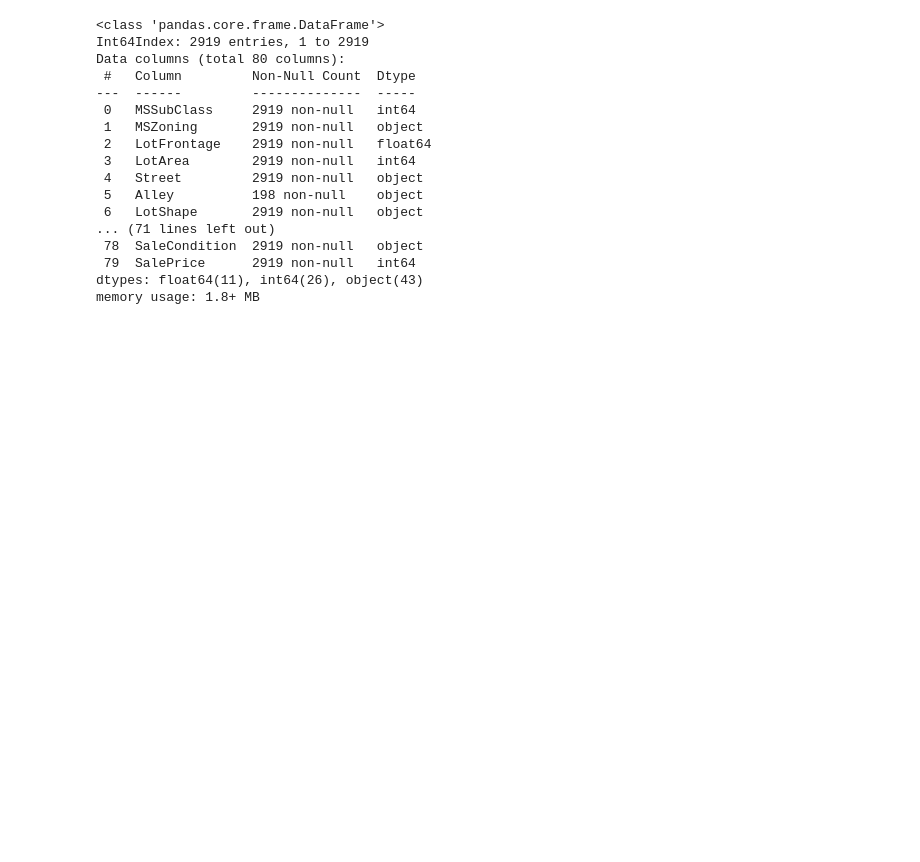
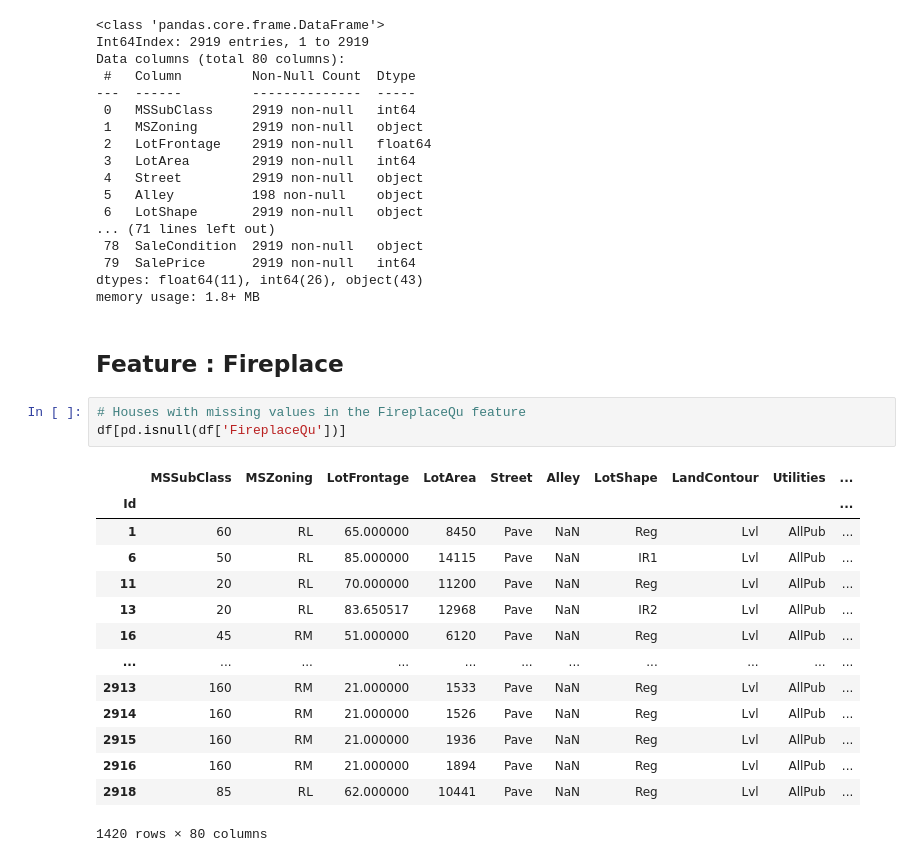
Before and after one commit to AnirudhAchal/Housing-Prices, a Jupyter notebook: Notebooks/Housing Prices .ipynb, the cells around one changed output. Cells and saved outputs as stored; diff of their text form; blank space fills up the shorter version.

Commit message:
Fireplaces feature complete

```diff
--- a/Notebooks/Housing Prices .ipynb
+++ b/Notebooks/Housing Prices .ipynb
@@ -1861,3 +1861,23 @@ Data columns (total 80 columns):
  79  SalePrice      2919 non-null   int64
 dtypes: float64(11), int64(26), object(43)
 memory usage: 1.8+ MB
+# %% [markdown]
+## Feature : Fireplace
+# %%
+# Houses with missing values in the FireplaceQu feature
+df[pd.isnull(df['FireplaceQu'])]
+# %% [output]
+|  | MSSubClass | MSZoning | LotFrontage | LotArea | Street | Alley | LotShape | LandContour | Utilities | ... |
+| Id |  |  |  |  |  |  |  |  |  | ... |
+| 1 | 60 | RL | 65.000000 | 8450 | Pave | NaN | Reg | Lvl | AllPub | ... |
+| 6 | 50 | RL | 85.000000 | 14115 | Pave | NaN | IR1 | Lvl | AllPub | ... |
+| 11 | 20 | RL | 70.000000 | 11200 | Pave | NaN | Reg | Lvl | AllPub | ... |
+| 13 | 20 | RL | 83.650517 | 12968 | Pave | NaN | IR2 | Lvl | AllPub | ... |
+| 16 | 45 | RM | 51.000000 | 6120 | Pave | NaN | Reg | Lvl | AllPub | ... |
+| ... | ... | ... | ... | ... | ... | ... | ... | ... | ... | ... |
+| 2913 | 160 | RM | 21.000000 | 1533 | Pave | NaN | Reg | Lvl | AllPub | ... |
+| 2914 | 160 | RM | 21.000000 | 1526 | Pave | NaN | Reg | Lvl | AllPub | ... |
+| 2915 | 160 | RM | 21.000000 | 1936 | Pave | NaN | Reg | Lvl | AllPub | ... |
+| 2916 | 160 | RM | 21.000000 | 1894 | Pave | NaN | Reg | Lvl | AllPub | ... |
+| 2918 | 85 | RL | 62.000000 | 10441 | Pave | NaN | Reg | Lvl | AllPub | ... |
+1420 rows × 80 columns
```
Also changed, not shown: parts of 8 cells of this notebook.
